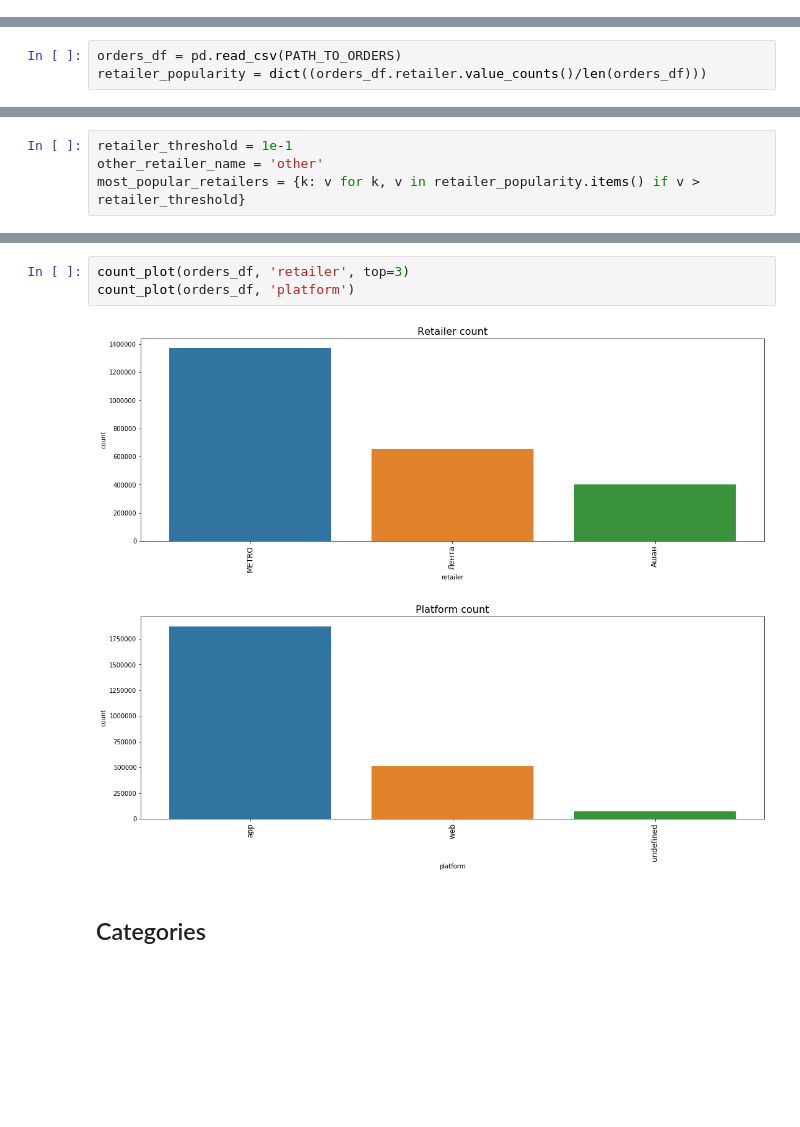
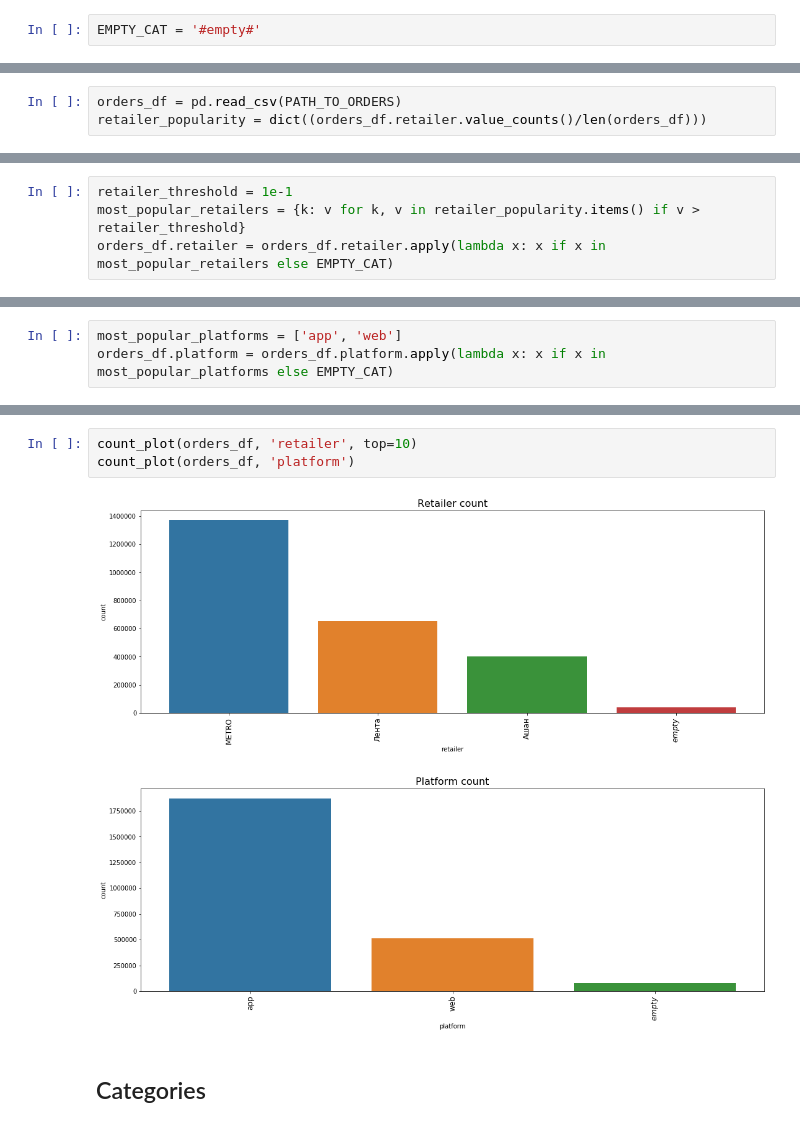
Before and after one commit to albellov/Sbermarket_hack_Hugs_for_Bugs, a Jupyter notebook: data_process.ipynb, the cells around one changed output, grey strips where cells are left out. Saved outputs shown, nothing was run; the diff lists cells and outputs as text; blank space fills up the shorter version.

```diff
--- a/data_process.ipynb
+++ b/data_process.ipynb
@@ -47,3 +49,5 @@ PATH_TO_PREPROC_DATA = ''
+# %%
+EMPTY_CAT = '#empty#'
 # %% [markdown]
 ## Orders
 # %%
@@ -61,4 +56,4 @@ orders_df.head()
 # %%
 retailer_threshold = 1e-1
-other_retailer_name = 'other'
 most_popular_retailers = {k: v for k, v in retailer_popularity.items() if v > retailer_threshold}
+orders_df.retailer = orders_df.retailer.apply(lambda x: x if x in most_popular_retailers else EMPTY_CAT)
@@ -68,0 +60,3 @@ most_popular_retailers = {k: v for k, v in retailer_popularity.items() if v > re
+# %%
+most_popular_platforms = ['app', 'web']
+orders_df.platform = orders_df.platform.apply(lambda x: x if x in most_popular_platforms else EMPTY_CAT)
@@ -69,9 +72,9 @@ most_popular_retailers = {k: v for k, v in retailer_popularity.items() if v > re
 # %%
-count_plot(orders_df, 'retailer', top=3)
+count_plot(orders_df, 'retailer', top=10)
 count_plot(orders_df, 'platform')
 # %% [output]
-[figure, old version]
+[figure, new version]
-[figure, old version]
+[figure, new version]
 # %% [markdown]
 ## Categories
 # %% [markdown]
```
Also changed, not shown: parts of 18 cells of this notebook, 4 other files.
